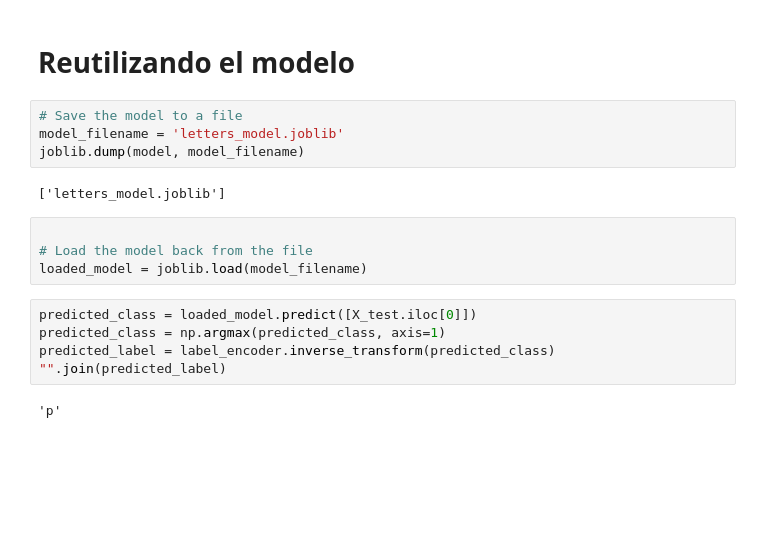
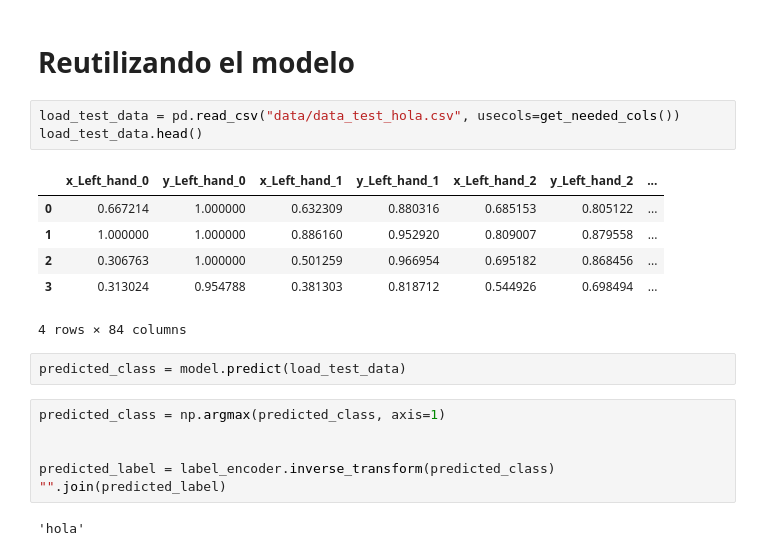
Before and after one commit to andreamalin/megaproyecto_model, a Jupyter notebook: model_letters.ipynb, the cells around one changed output. Drawn from its saved outputs; the diff is of its cells as text; blank space fills up the shorter version.

```diff
--- a/model_letters.ipynb
+++ b/model_letters.ipynb
@@ -252,19 +251,22 @@ Ratio >>  1.0
 # %% [markdown]
 # Reutilizando el modelo
-# %%
-# Save the model to a file
-model_filename = 'letters_model.joblib'
-joblib.dump(model, model_filename)
-# %% [output]
-['letters_model.joblib']
-# %%
-
-# Load the model back from the file
-loaded_model = joblib.load(model_filename)
+# %%
+load_test_data = pd.read_csv("data/data_test_hola.csv", usecols=get_needed_cols())
+load_test_data.head()
+# %% [output]
+|  | x_Left_hand_0 | y_Left_hand_0 | x_Left_hand_1 | y_Left_hand_1 | x_Left_hand_2 | y_Left_hand_2 | ... |
+| 0 | 0.667214 | 1.000000 | 0.632309 | 0.880316 | 0.685153 | 0.805122 | ... |
+| 1 | 1.000000 | 1.000000 | 0.886160 | 0.952920 | 0.809007 | 0.879558 | ... |
+| 2 | 0.306763 | 1.000000 | 0.501259 | 0.966954 | 0.695182 | 0.868456 | ... |
+| 3 | 0.313024 | 0.954788 | 0.381303 | 0.818712 | 0.544926 | 0.698494 | ... |
+4 rows × 84 columns
+# %%
+predicted_class = model.predict(load_test_data)
 # %%
-predicted_class = loaded_model.predict([X_test.iloc[0]])
 predicted_class = np.argmax(predicted_class, axis=1)
+
+
 predicted_label = label_encoder.inverse_transform(predicted_class)
 "".join(predicted_label)
 # %% [output]
-'p'
+'hola'
```
Also changed, not shown: parts of 17 cells of this notebook, 4 other files.
